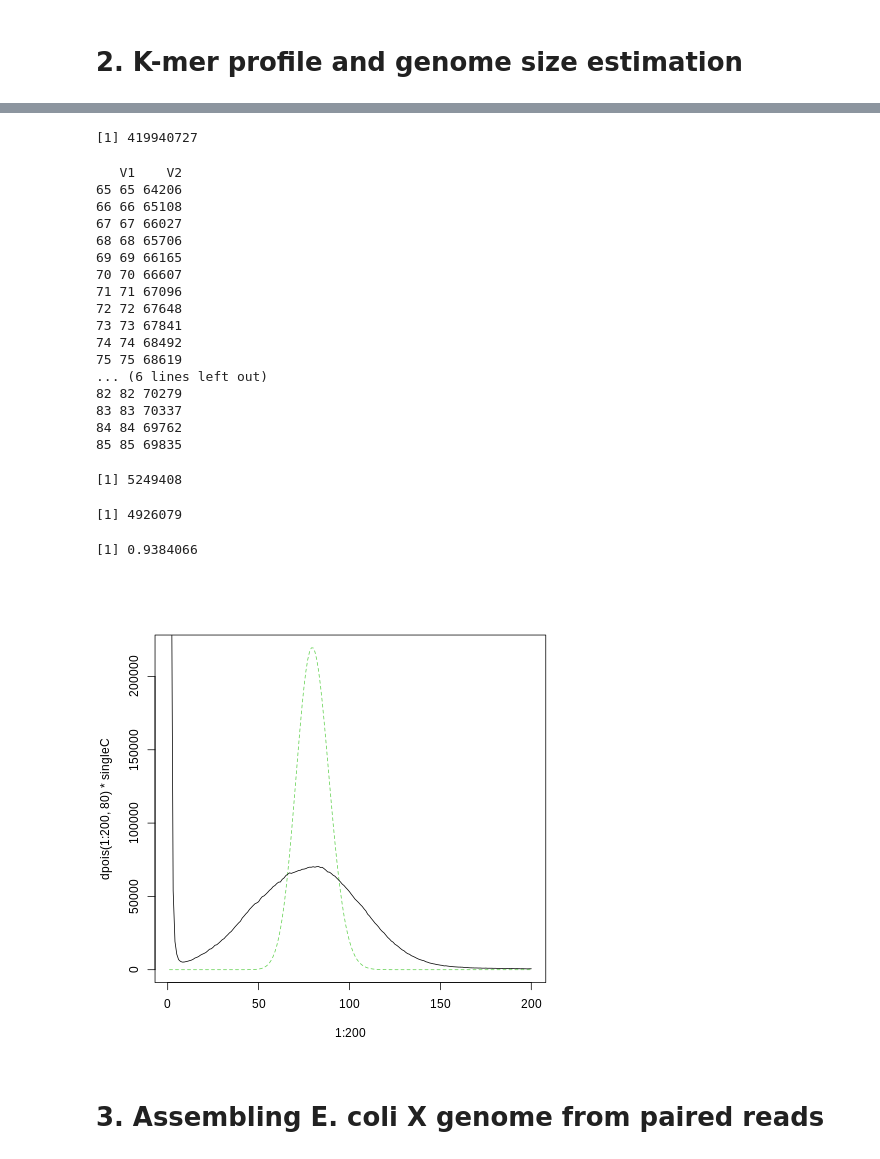
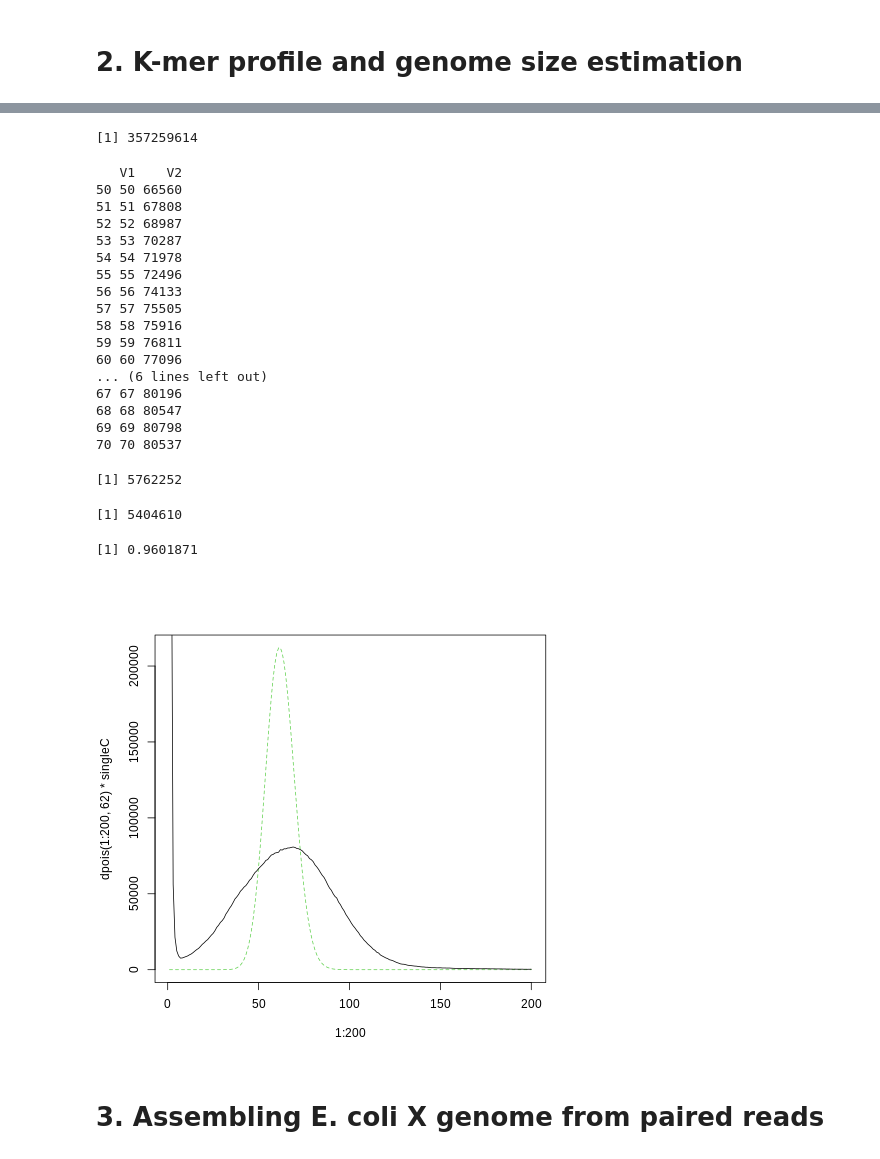
Before and after one commit to Lynxlazy/genomics-data-analysis, a Jupyter notebook: Project2.ipynb, the cells around one changed output, grey strips where cells are left out. Saved outputs shown, nothing was run; the diff lists cells and outputs as text; code cells hidden in the pictures.

```diff
--- a/Project2.ipynb
+++ b/Project2.ipynb
@@ -91,51 +100,51 @@ points(mer_counts[16:200,])
 # %%
 %%R
-sum(as.numeric(mer_counts[16:1130,1]*mer_counts[16:1130,2]))
+sum(as.numeric(mer_counts[16:911,1]*mer_counts[16:911,2]))
 # %% [output]
-[1] 419940727
+[1] 357259614
 # %%
 %%R
-mer_counts[65:85,]
+mer_counts[50:70,]
 # %% [output]
    V1    V2
-65 65 64206
-66 66 65108
-67 67 66027
-68 68 65706
-69 69 66165
-70 70 66607
-71 71 67096
-72 72 67648
-73 73 67841
-74 74 68492
-75 75 68619
+50 50 66560
+51 51 67808
+52 52 68987
+53 53 70287
+54 54 71978
+55 55 72496
+56 56 74133
+57 57 75505
+58 58 75916
+59 59 76811
+60 60 77096
 ... (6 lines left out)
-82 82 70279
-83 83 70337
-84 84 69762
-85 85 69835
+67 67 80196
+68 68 80547
+69 69 80798
+70 70 80537
 # %%
 %%R
-sum(as.numeric(mer_counts[16:1134,1]*mer_counts[16:1134,2]))/80
+sum(as.numeric(mer_counts[16:911,1]*mer_counts[16:911,2]))/62
 # %% [output]
-[1] 5249408
+[1] 5762252
 # %%
 %%R
-sum(as.numeric(mer_counts[10:150,1]*mer_counts[10:150,2]))/80
+sum(as.numeric(mer_counts[10:125,1]*mer_counts[10:125,2]))/62
 # %% [output]
-[1] 4926079
+[1] 5404610
 # %%
 %%R
-sum(as.numeric(mer_counts[10:150,1]*mer_counts[10:150,2]))/sum(as.numeric(mer_counts[16:1134,1]*mer_counts[16:1134,2]))
+sum(as.numeric(mer_counts[10:150,1]*mer_counts[10:150,2]))/sum(as.numeric(mer_counts[16:911,1]*mer_counts[16:911,2]))
 # %% [output]
-[1] 0.9384066
+[1] 0.9601871
 # %%
 %%R
-singleC <- sum(as.numeric(mer_counts[10:150,1]*mer_counts[10:150,2]))/80
-plot(1:200,dpois(1:200, 80)*singleC, type = "l", col=3, lty=2)
+singleC <- sum(as.numeric(mer_counts[10:125,1]*mer_counts[10:125,2]))/80
+plot(1:200,dpois(1:200, 62)*singleC, type = "l", col=3, lty=2)
 lines(mer_counts[1:200,],type="l")
 # %% [output]
-[figure, old version]
+[figure, new version]
 # %% [markdown]
 # 3. Assembling E. coli X genome from paired reads
 # %%
```
Also changed, not shown: parts of 5 cells of this notebook.
